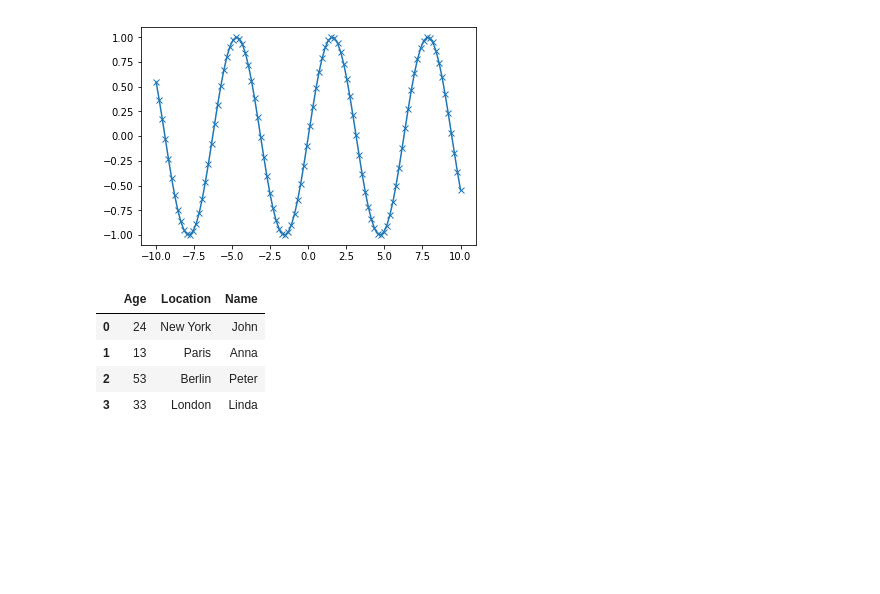
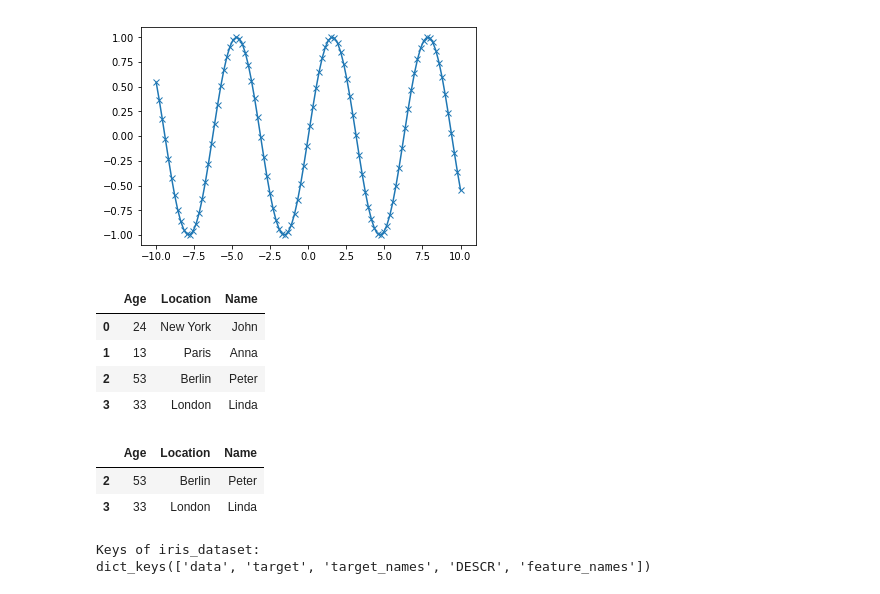
Before and after one commit to YoshinoriIwaki/machine_learning_study, a Jupyter notebook: chapter1.ipynb, the cells around one changed output. Cells and saved outputs as stored; diff of their text form; code cells hidden in the pictures; blank space fills up the shorter version.

```diff
--- a/chapter1.ipynb
+++ b/chapter1.ipynb
@@ -67,3 +67,9 @@ display(data_pandas)
 | 1 | 13 | Paris | Anna |
 | 2 | 53 | Berlin | Peter |
 | 3 | 33 | London | Linda |
+# %%
+display(data_pandas[data_pandas.Age > 30])
+# %% [output]
+|  | Age | Location | Name |
+| 2 | 53 | Berlin | Peter |
+| 3 | 33 | London | Linda |
@@ -69,0 +79,5 @@ display(data_pandas)
+# %%
+print("Keys of iris_dataset: \n{}".format(iris_dataset.keys()))
+# %% [output]
+Keys of iris_dataset:
+dict_keys(['data', 'target', 'target_names', 'DESCR', 'feature_names'])
```
Also changed, not shown: parts of 27 cells of this notebook.
